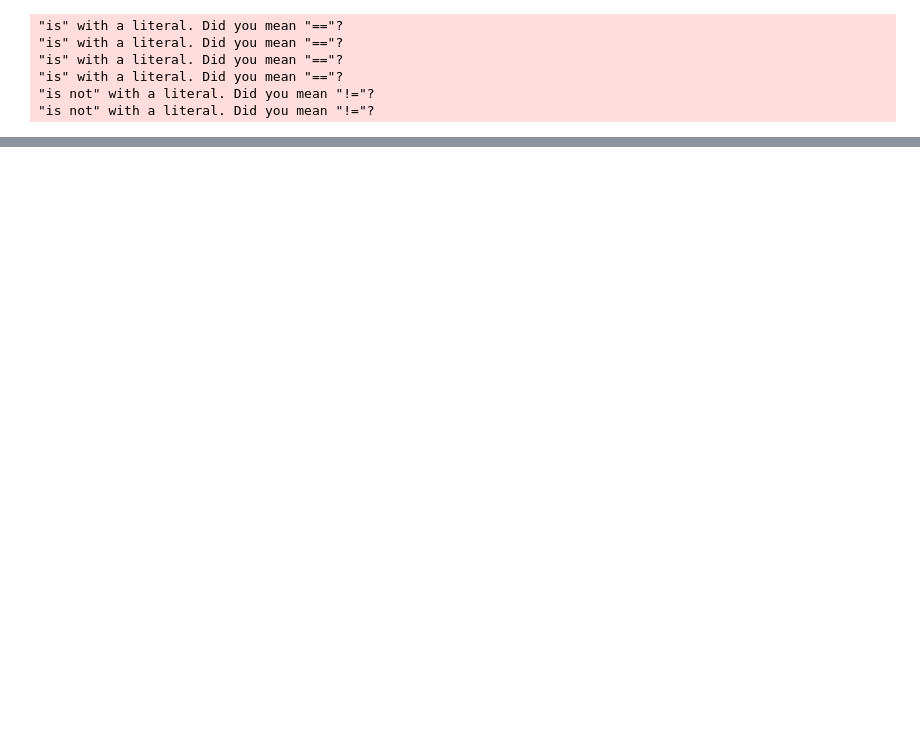
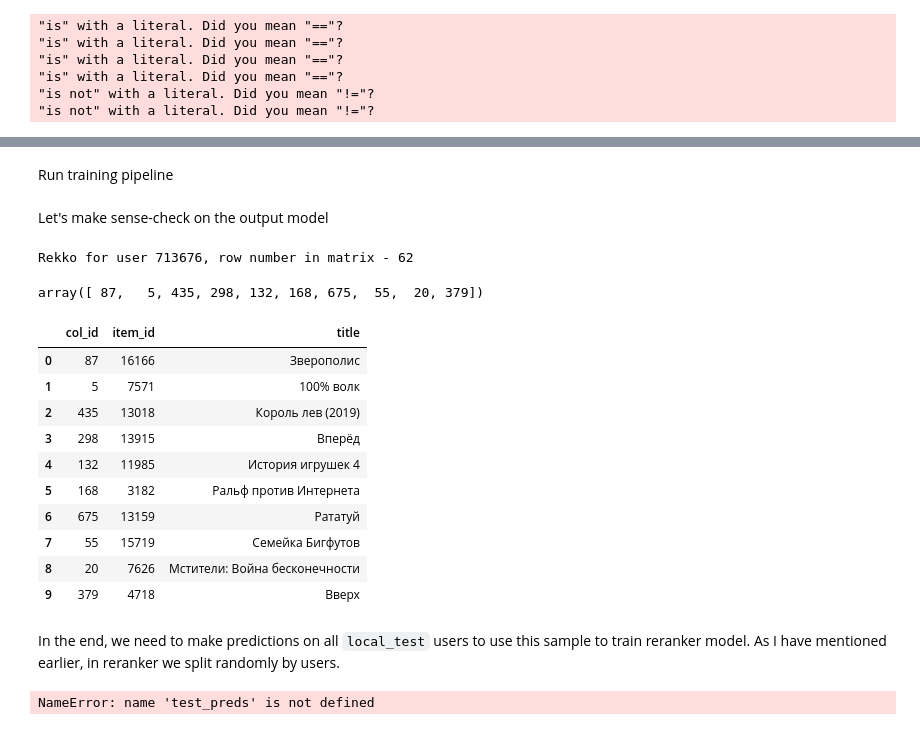
Before and after one commit to kshurik/rekkobook, a Jupyter notebook: _sources/chapter1/full_pipeline.ipynb, the cells around one changed output, grey strips where cells are left out. Drawn from its saved outputs; the diff is of its cells as text; code cells hidden in the pictures; blank space fills up the shorter version.

```diff
--- a/_sources/chapter1/full_pipeline.ipynb
+++ b/_sources/chapter1/full_pipeline.ipynb
@@ -44,0 +238,73 @@ pd.set_option('display.float_format', lambda x: '%.3f' % x)
+# %%
+# init model
+lfm_model = LightFM(
+    no_components = NO_COMPONENTS,
+    learning_rate = LEARNING_RATE,
+    loss = LOSS,
+    max_sampled = MAX_SAMPLED,
+    random_state = RANDOM_STATE
+    )
+# %% [markdown]
+Run training pipeline
+# %%
+# execute training
+for _ in tqdm(range(EPOCHS), total = EPOCHS):
+    lfm_model.fit_partial(
+        train_mat,
+        num_threads = 4
+    )
+# %% [markdown]
+Let's make sense-check on the output model
+# %%
+top_N = 10
+user_id = local_train['user_id'][100]
+row_id = lightfm_mapping['users_mapping'][user_id]
+print(f'Rekko for user {user_id}, row number in matrix - {row_id}')
+# %% [output]
+Rekko for user 713676, row number in matrix - 62
+# %%
+# item indices
+all_cols = list(lightfm_mapping['items_mapping'].values())
+len(all_cols)
+
+# predictions
+pred = lfm_model.predict(
+    row_id,
+    all_cols,
+    num_threads = 4)
+pred, pred.shape
+
+# sort and final postprocessing
+top_cols = np.argpartition(pred, -np.arange(top_N))[-top_N:][::-1]
+top_cols
+# %% [output]
+array([ 87,   5, 435, 298, 132, 168, 675,  55,  20, 379])
+# %%
+# pandas dataframe for convenience
+recs = pd.DataFrame({'col_id': top_cols})
+recs['item_id'] = recs['col_id'].map(lightfm_mapping['items_inv_mapping'].get)
+recs['title'] = recs['item_id'].map(item_name_mapper)
+recs
+# %% [output]
+|  | col_id | item_id | title |
+| 0 | 87 | 16166 | Зверополис |
+| 1 | 5 | 7571 | 100% волк |
+| 2 | 435 | 13018 | Король лев (2019) |
+| 3 | 298 | 13915 | Вперёд |
+| 4 | 132 | 11985 | История игрушек 4 |
+| 5 | 168 | 3182 | Ральф против Интернета |
+| 6 | 675 | 13159 | Рататуй |
+| 7 | 55 | 15719 | Семейка Бигфутов |
+| 8 | 20 | 7626 | Мстители: Война бесконечности |
+| 9 | 379 | 4718 | Вверх |
+# %% [markdown]
+In the end, we need to make predictions on all `local_test` users to use this sample to train reranker model.
+As I have mentioned earlier, in reranker we split randomly by users.
+# %%
+# make predictions for all users in test
+local_test_preds = pd.DataFrame({
+    'user_id': local_test['user_id'].unique()
+})
+len(test_preds)
+# %% [output]
+NameError: name 'test_preds' is not defined
```
Also changed, not shown: parts of 64 cells of this notebook, 19 other files.
